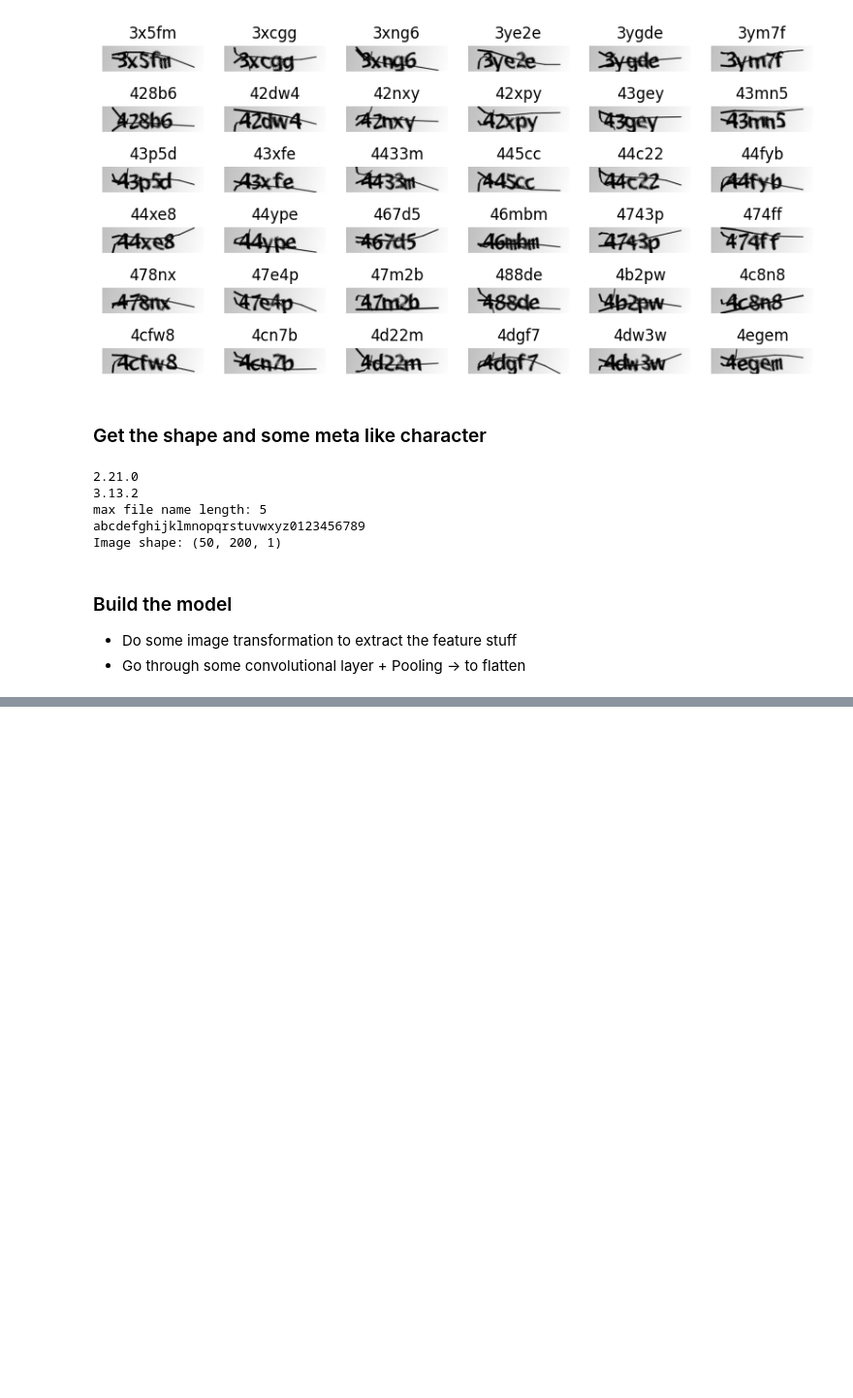
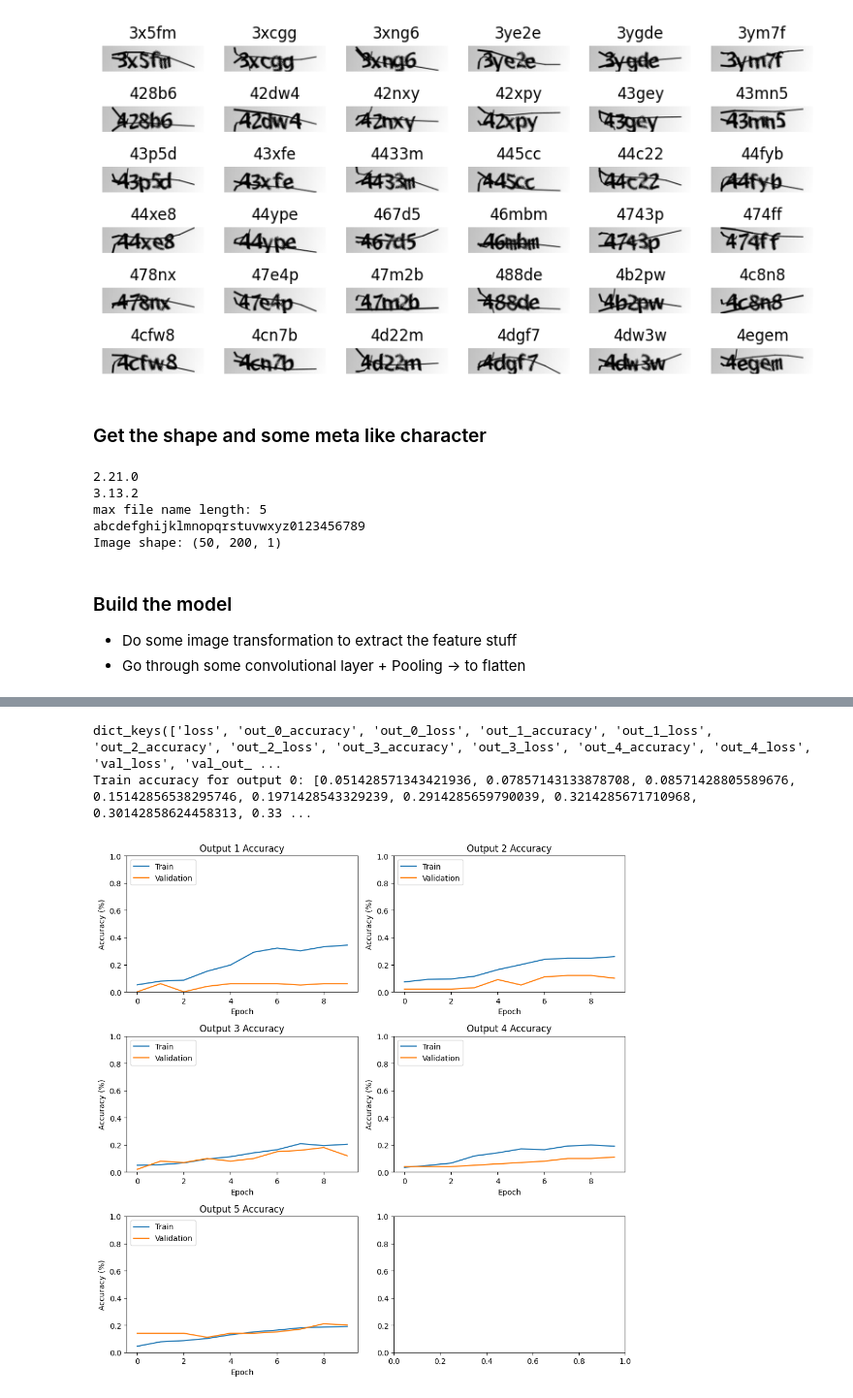
Before and after one commit to anhminh4567/ML_Sentence_Classification, a Jupyter notebook: 03_captcha_solver.ipynb, the cells around one changed output, grey strips where cells are left out. Shown at 97% size. Cells and saved outputs as stored; diff of their text form; code cells hidden in the pictures; blank space fills up the shorter version.

```diff
--- a/03_captcha_solver.ipynb
+++ b/03_captcha_solver.ipynb
@@ -208,0 +238,25 @@ Encoded labels shape: (1070, 5, 36)
+# %%
+X, Y = dataset[0], encoded_labels
+print(len(X))
+print(len(Y))
+print("original Y shape:", Y.shape)
+# modify the labels shape, to turn it into the 5 output we want
+# as mentioned in the markdown
+Y_reshaped = np.zeros((PREDICT_SIZE, len(X), len(ALL_CHARACTERS)))
+for i in range(PREDICT_SIZE):
+    Y_reshaped[i] = Y[:, i, :]
+Y = Y_reshaped
+print("reshaped Y shape:", Y.shape)
+X_train = X[:700]
+Y_train = [Y[i, :700, :] for i in range(PREDICT_SIZE)]
+
+X_val = X[700:800]
+Y_val = [Y[i, 700:800, :] for i in range(PREDICT_SIZE)]
+
+X_test = X[800:]
+Y_test = [Y[i, 800:, :] for i in range(PREDICT_SIZE)]
+
+
+print("Train set shape:", X_train.shape, [y.shape for y in Y_train])
+print("Validation set shape:", X_val.shape, [y.shape for y in Y_val])
+print("Test set shape:", X_test.shape, [y.shape for y in Y_test])
@@ -208,0 +271,2 @@ Encoded labels shape: (1070, 5, 36)
+# %%
+history = model.fit(X_train, Y_train, validation_data=(X_val, Y_val), epochs=20, batch_size=32, callbacks=CALLBACKS, verbose=1)
@@ -208,0 +294,22 @@ Encoded labels shape: (1070, 5, 36)
+# %%
+print(history.history.keys())
+print("Train accuracy for output 0:", history.history['out_0_accuracy'])
+reset_plot()
+fig, axes =  plt.subplots(3,2,figsize=(10, 10))
+for i in range(PREDICT_SIZE):
+    row = i // 2
+    col = i % 2
+    axes[row, col].plot(history.history[f'out_{i}_accuracy'] )
+    axes[row, col].plot(history.history[f'val_out_{i}_accuracy'] )
+    axes[row, col].set_title(f'Output {i + 1} Accuracy')
+    axes[row, col].set_ylabel('Accuracy (%)')
+    axes[row, col].set_xlabel('Epoch')
+    axes[row, col].set_ylim(0, 1)
+    axes[row, col].legend(['Train', 'Validation'], loc='upper left')
+
+plt.tight_layout()
+plt.show()
+# %% [output]
+dict_keys(['loss', 'out_0_accuracy', 'out_0_loss', 'out_1_accuracy', 'out_1_loss', 'out_2_accuracy', 'out_2_loss', 'out_3_accuracy', 'out_3_loss', 'out_4_accuracy', 'out_4_loss', 'val_loss', 'val_out_ ...
+Train accuracy for output 0: [0.051428571343421936, 0.07857143133878708, 0.08571428805589676, 0.15142856538295746, 0.1971428543329239, 0.2914285659790039, 0.3214285671710968, 0.30142858624458313, 0.33 ...
+[figure, added]
```
Also changed, not shown: parts of 33 cells of this notebook, 5 other files.
